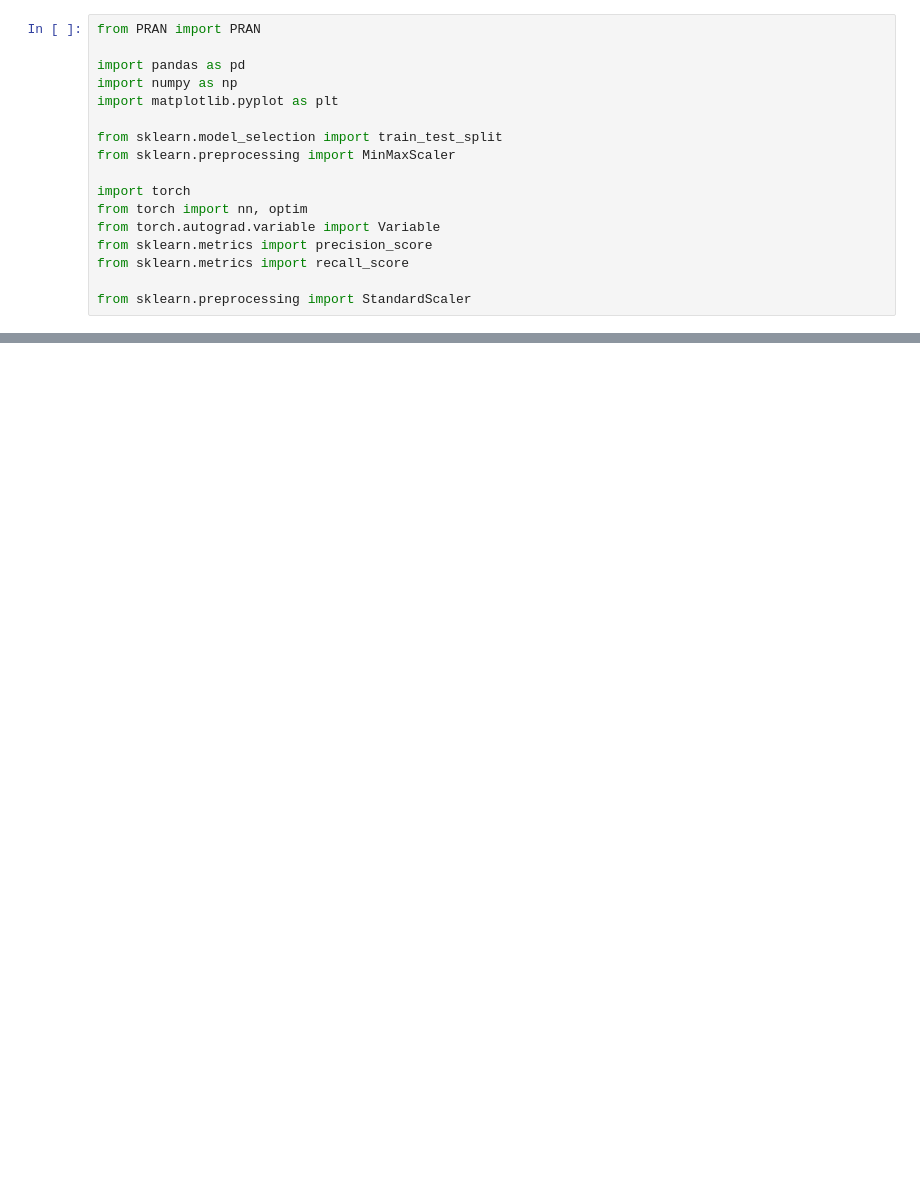
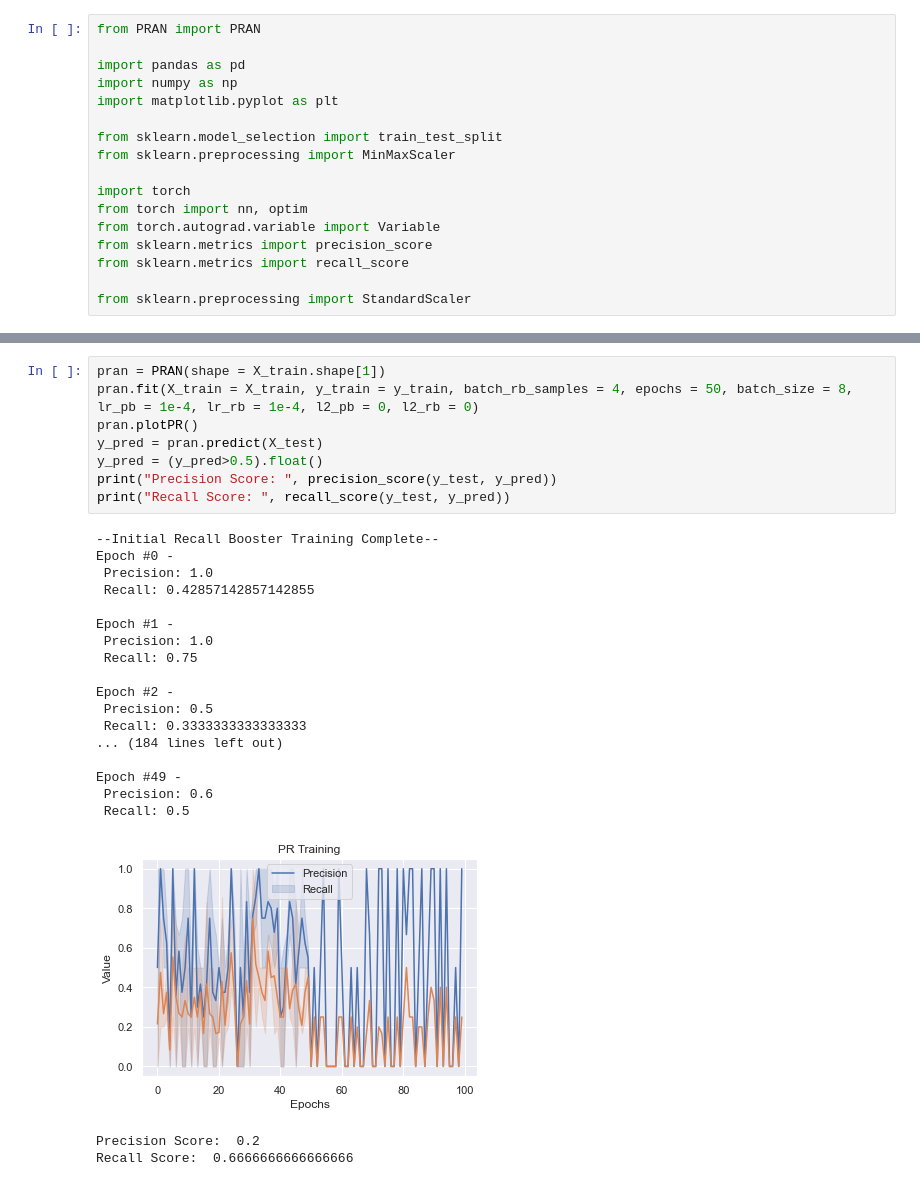
Before and after one commit to Nazarshia2889/Precision-Recall-Adversarial-Network, a Jupyter notebook: src/pran_model/2pranexperiment.ipynb, the cells around one changed output, grey strips where cells are left out. Drawn from its saved outputs; the diff is of its cells as text; blank space fills up the shorter version.

```diff
--- a/src/pran_model/2pranexperiment.ipynb
+++ b/src/pran_model/2pranexperiment.ipynb
@@ -48,0 +101,29 @@ RuntimeError: Trying to backward through the graph a second time (or directly ac
+# %%
+pran = PRAN(shape = X_train.shape[1])
+pran.fit(X_train = X_train, y_train = y_train, batch_rb_samples = 4, epochs = 50, batch_size = 8, lr_pb = 1e-4, lr_rb = 1e-4, l2_pb = 0, l2_rb = 0)
+pran.plotPR()
+y_pred = pran.predict(X_test)
+y_pred = (y_pred>0.5).float()
+print("Precision Score: ", precision_score(y_test, y_pred))
+print("Recall Score: ", recall_score(y_test, y_pred))
+# %% [output]
+--Initial Recall Booster Training Complete--
+Epoch #0 -
+ Precision: 1.0
+ Recall: 0.42857142857142855
+
+Epoch #1 -
+ Precision: 1.0
+ Recall: 0.75
+
+Epoch #2 -
+ Precision: 0.5
+ Recall: 0.3333333333333333
+... (184 lines left out)
+
+Epoch #49 -
+ Precision: 0.6
+ Recall: 0.5
+[figure, added]
+Precision Score:  0.2
+Recall Score:  0.6666666666666666
```
Also changed, not shown: parts of 4 cells of this notebook, 3 other files.
